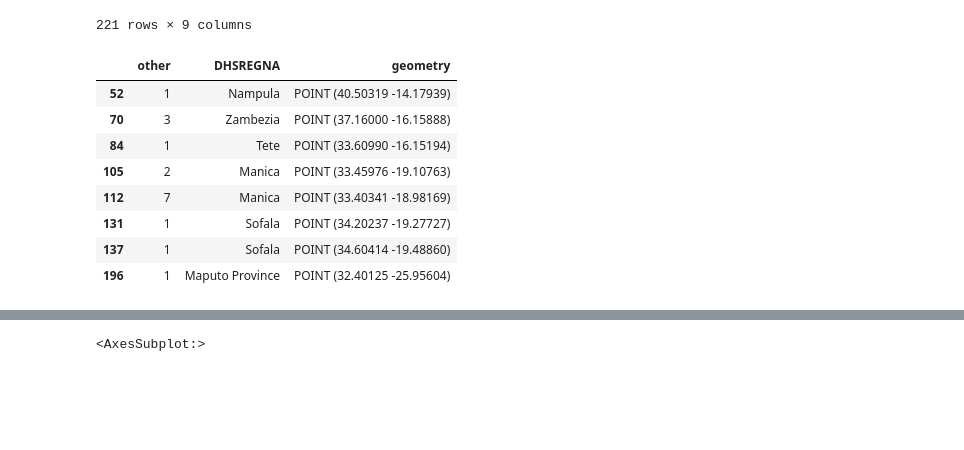
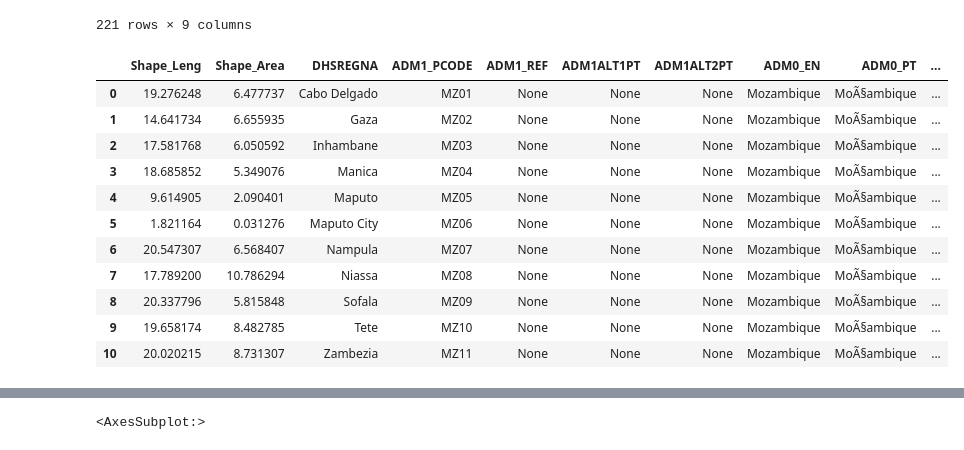
Before and after one commit to FSnRSgroup-studentprjs/water_dis22_ss22, a Jupyter notebook: DHS_Api/DHS_Api.ipynb, the cells around one changed output, grey strips where cells are left out. Saved outputs shown, nothing was run; the diff lists cells and outputs as text; code cells hidden in the pictures; blank space fills up the shorter version.

```diff
--- a/DHS_Api/DHS_Api.ipynb
+++ b/DHS_Api/DHS_Api.ipynb
@@ -306,28 +306,44 @@ df = df.replace(' ', '')
 ea = df[df.elementary_access != '']
 ea = ea[['elementary_access', 'DHSREGNA', 'geometry']]
 ea['elementary_access'] = ea['elementary_access'].astype(int)
+eaRegNa = ea.groupby(['DHSREGNA']).sum()
 
 ia = df[df.improved_access != '']
 ia = ia[['improved_access', 'DHSREGNA', 'geometry']]
 ia['improved_access'] = ia['improved_access'].astype(int)
+iaRegNa = ia.groupby(['DHSREGNA']).sum()
 
 la = df[df.limited_access != '']
 la = la[['limited_access', 'DHSREGNA', 'geometry']]
 la['limited_access'] = la['limited_access'].astype(int)
+laRegNa = la.groupby(['DHSREGNA']).sum()
 
 oa = df[df.other != '']
 oa = oa[['other', 'DHSREGNA', 'geometry']]
 oa['other'] = oa['other'].astype(int)
+oaRegNa = oa.groupby(['DHSREGNA']).sum()
-# %% [output]
-|  | other | DHSREGNA | geometry |
-| 52 | 1 | Nampula | POINT (40.50319 -14.17939) |
-| 70 | 3 | Zambezia | POINT (37.16000 -16.15888) |
-| 84 | 1 | Tete | POINT (33.60990 -16.15194) |
-| 105 | 2 | Manica | POINT (33.45976 -19.10763) |
-| 112 | 7 | Manica | POINT (33.40341 -18.98169) |
-| 131 | 1 | Sofala | POINT (34.20237 -19.27727) |
-| 137 | 1 | Sofala | POINT (34.60414 -19.48860) |
-| 196 | 1 | Maputo Province | POINT (32.40125 -25.95604) |
+# %%
+# mozambique
+# eaRegNa
+
+
+
+mozambique.rename(columns = {'ADM1_PT':'DHSREGNA'}, inplace = True)
+eaMoza = pd.merge(mozambique, eaRegNa, how='left', on='DHSREGNA')
+eaMoza
+# %% [output]
+|  | Shape_Leng | Shape_Area | DHSREGNA | ADM1_PCODE | ADM1_REF | ADM1ALT1PT | ADM1ALT2PT | ADM0_EN | ADM0_PT | ... |
+| 0 | 19.276248 | 6.477737 | Cabo Delgado | MZ01 | None | None | None | Mozambique | MoÃ§ambique | ... |
+| 1 | 14.641734 | 6.655935 | Gaza | MZ02 | None | None | None | Mozambique | MoÃ§ambique | ... |
+| 2 | 17.581768 | 6.050592 | Inhambane | MZ03 | None | None | None | Mozambique | MoÃ§ambique | ... |
+| 3 | 18.685852 | 5.349076 | Manica | MZ04 | None | None | None | Mozambique | MoÃ§ambique | ... |
+| 4 | 9.614905 | 2.090401 | Maputo | MZ05 | None | None | None | Mozambique | MoÃ§ambique | ... |
+| 5 | 1.821164 | 0.031276 | Maputo City | MZ06 | None | None | None | Mozambique | MoÃ§ambique | ... |
+| 6 | 20.547307 | 6.568407 | Nampula | MZ07 | None | None | None | Mozambique | MoÃ§ambique | ... |
+| 7 | 17.789200 | 10.786294 | Niassa | MZ08 | None | None | None | Mozambique | MoÃ§ambique | ... |
+| 8 | 20.337796 | 5.815848 | Sofala | MZ09 | None | None | None | Mozambique | MoÃ§ambique | ... |
+| 9 | 19.658174 | 8.482785 | Tete | MZ10 | None | None | None | Mozambique | MoÃ§ambique | ... |
+| 10 | 20.020215 | 8.731307 | Zambezia | MZ11 | None | None | None | Mozambique | MoÃ§ambique | ... |
 # %%
 import geopandas as gpd
 import matplotlib.pyplot as plt
```
Also changed, not shown: parts of 2 cells of this notebook.
